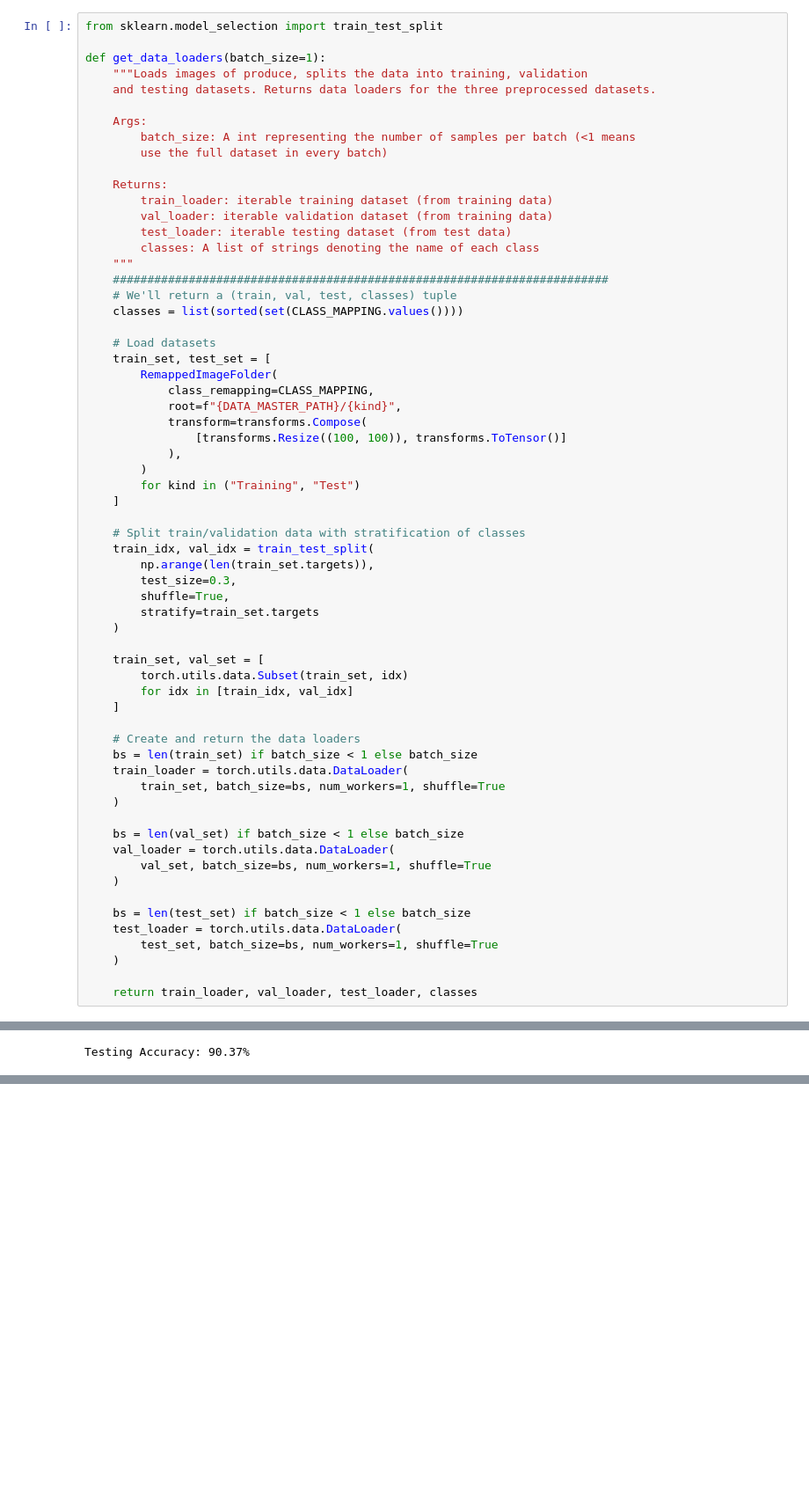
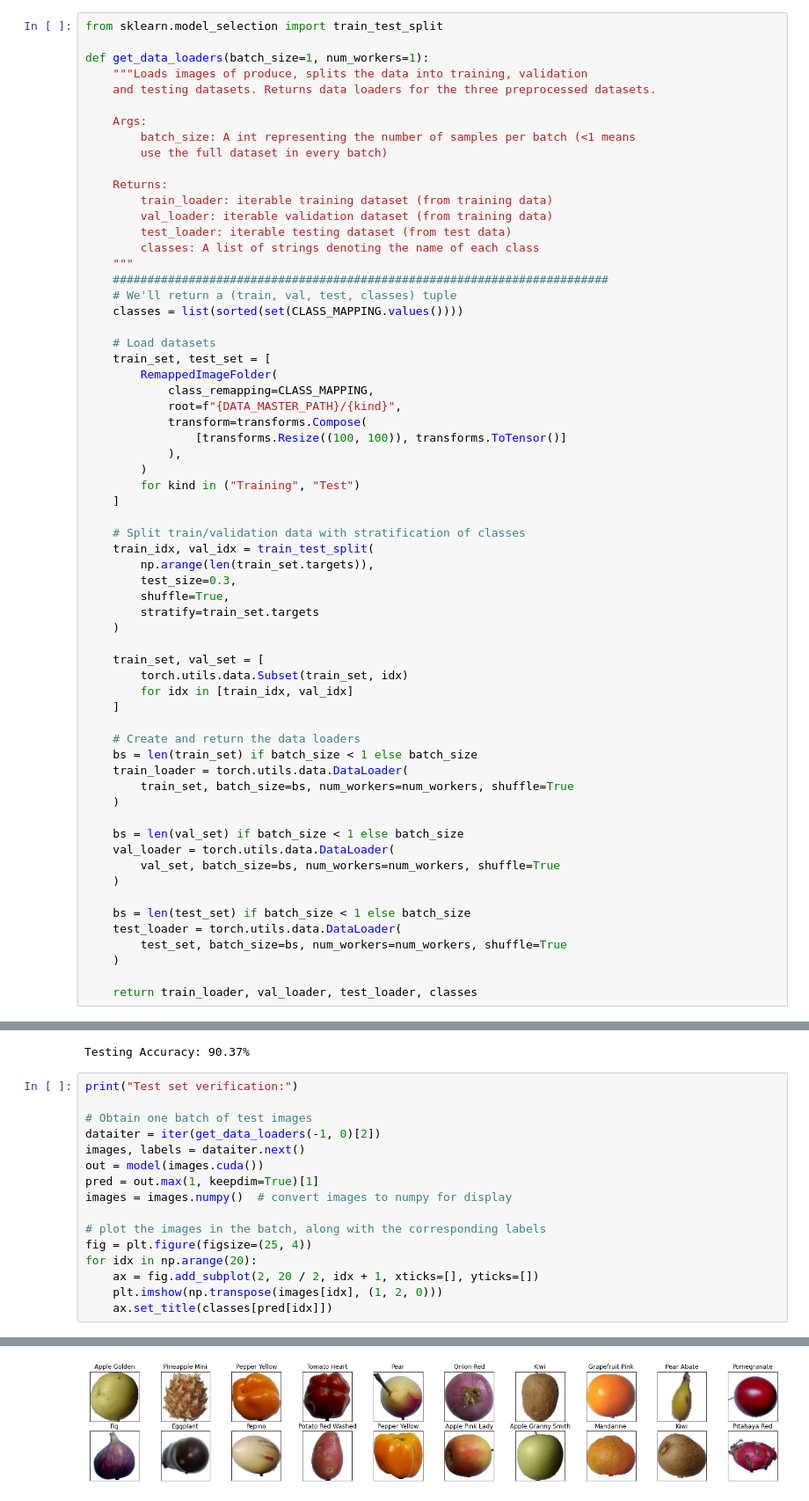
Before and after one commit to MichaelCondo/Team9-APS360-Project, a Jupyter notebook: CheckYoSelf.ipynb, the cells around one changed output, grey strips where cells are left out. Shown at 88% size. Drawn from its saved outputs; the diff is of its cells as text; blank space fills up the shorter version.

Commit message:
added visual test_set verification, resolved Dataloader bug with num_workers

```diff
--- a/CheckYoSelf.ipynb
+++ b/CheckYoSelf.ipynb
@@ -227,7 +217,7 @@ class RemappedImageFolder(torchvision.datasets.ImageFolder):
 # %%
 from sklearn.model_selection import train_test_split
 
-def get_data_loaders(batch_size=1):
+def get_data_loaders(batch_size=1, num_workers=1):
     """Loads images of produce, splits the data into training, validation
     and testing datasets. Returns data loaders for the three preprocessed datasets.
 
@@ -273,17 +263,17 @@ def get_data_loaders(batch_size=1):
     # Create and return the data loaders
     bs = len(train_set) if batch_size < 1 else batch_size
     train_loader = torch.utils.data.DataLoader(
-        train_set, batch_size=bs, num_workers=1, shuffle=True
+        train_set, batch_size=bs, num_workers=num_workers, shuffle=True
     )
 
     bs = len(val_set) if batch_size < 1 else batch_size
     val_loader = torch.utils.data.DataLoader(
-        val_set, batch_size=bs, num_workers=1, shuffle=True
+        val_set, batch_size=bs, num_workers=num_workers, shuffle=True
     )
 
     bs = len(test_set) if batch_size < 1 else batch_size
     test_loader = torch.utils.data.DataLoader(
-        test_set, batch_size=bs, num_workers=1, shuffle=True
+        test_set, batch_size=bs, num_workers=num_workers, shuffle=True
     )
 
     return train_loader, val_loader, test_loader, classes
@@ -578,3 +568,20 @@ test_acc = evaluate(model, get_data_loaders(-1)[2])
 print("Testing Accuracy: {:.2f}%".format(test_acc * 100))
 # %% [output]
 Testing Accuracy: 90.37%
+# %%
+print("Test set verification:")
+
+# Obtain one batch of test images
+dataiter = iter(get_data_loaders(-1, 0)[2])
+images, labels = dataiter.next()
+out = model(images.cuda())
+pred = out.max(1, keepdim=True)[1]
+images = images.numpy()  # convert images to numpy for display
+
+# plot the images in the batch, along with the corresponding labels
+fig = plt.figure(figsize=(25, 4))
+for idx in np.arange(20):
+    ax = fig.add_subplot(2, 20 / 2, idx + 1, xticks=[], yticks=[])
+    plt.imshow(np.transpose(images[idx], (1, 2, 0)))
+    ax.set_title(classes[pred[idx]])
+# %% [output]
@@ -580,0 +589 @@ Testing Accuracy: 90.37%
+[figure, added]
```
Also changed, not shown: parts of 5 cells of this notebook.
